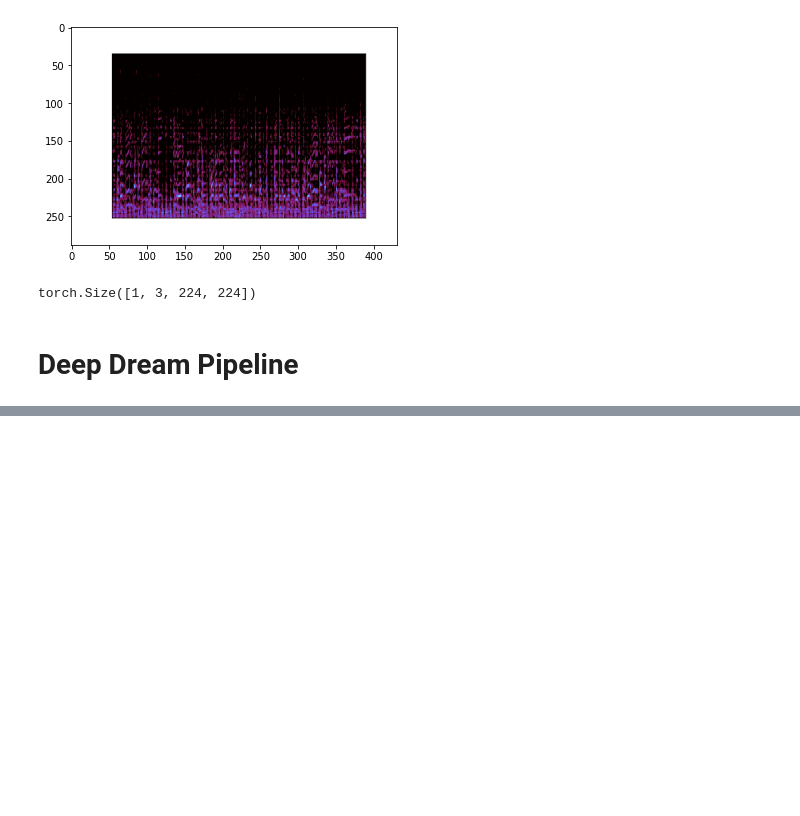
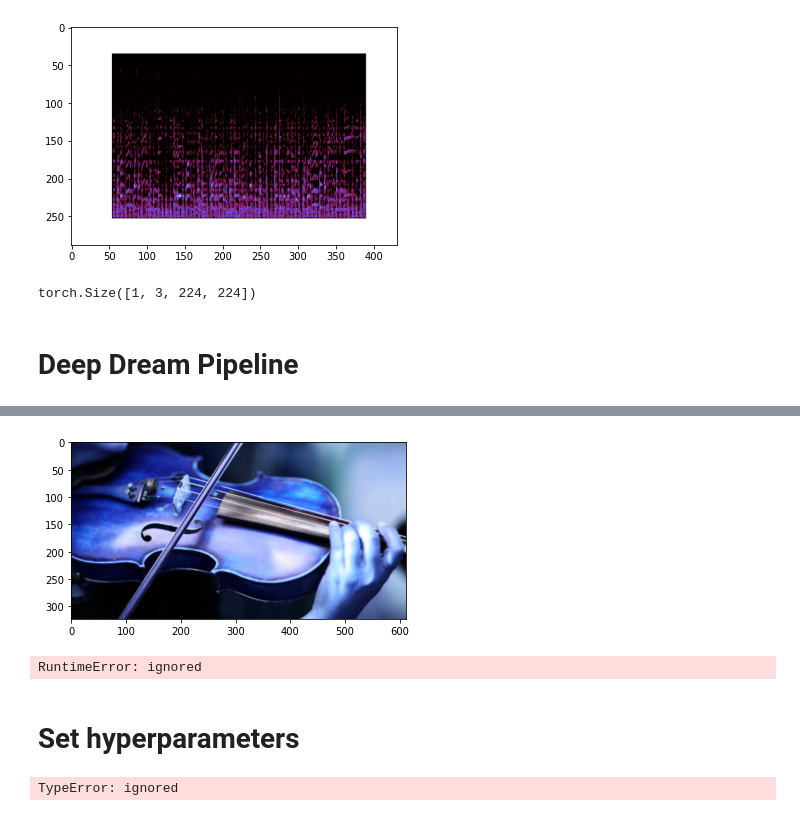
Before and after one commit to smhall97/deep_dreaming_music, a Jupyter notebook: CNN_testing.ipynb, the cells around one changed output, grey strips where cells are left out. Cells and saved outputs as stored; diff of their text form; code cells hidden in the pictures; blank space fills up the shorter version.

```diff
--- a/CNN_testing.ipynb
+++ b/CNN_testing.ipynb
@@ -449,0 +460,38 @@ for num_layer in range(len(outputs)):
+# %%
+image_forward = cv.imread('/content/violin.jpg')
+plt.imshow(image_forward)
+plt.show()
+
+image_converted = torch.cuda.FloatTensor(image_forward)
+print(image_converted.shape, image_converted.dtype, type(image_converted))
+
+img_input = image_converted.permute(2,0,1).unsqueeze(0)
+print(img_input.shape)
+# %% [output]
+[figure, added]
+RuntimeError: ignored
+# %% [markdown]
+# Set hyperparameters
+# %%
+# Input and Hyperparameters
+
+# --iterations    number of gradient ascent steps per octave
+iterations = 20
+iterations = 30
+
+# --at_layer      the layer whose activation we will maximize
+dream_layer = 27
+#dream_layer = 36 # vgg19 has 36 layers
+
+# --lr            learning rate
+lr = 1e-02
+
+# --octave_scale  image scale between octaves
+# the image is scaled to progressively smaller fields of view
+octave_scale = 1.4
+
+# --num_octaves   number of octaves to zoom in to the image, if your image is not big don't make this too large
+num_octaves = 10
+num_octaves = 5
+# %% [output]
+TypeError: ignored
```
Also changed, not shown: parts of 3 cells of this notebook.
